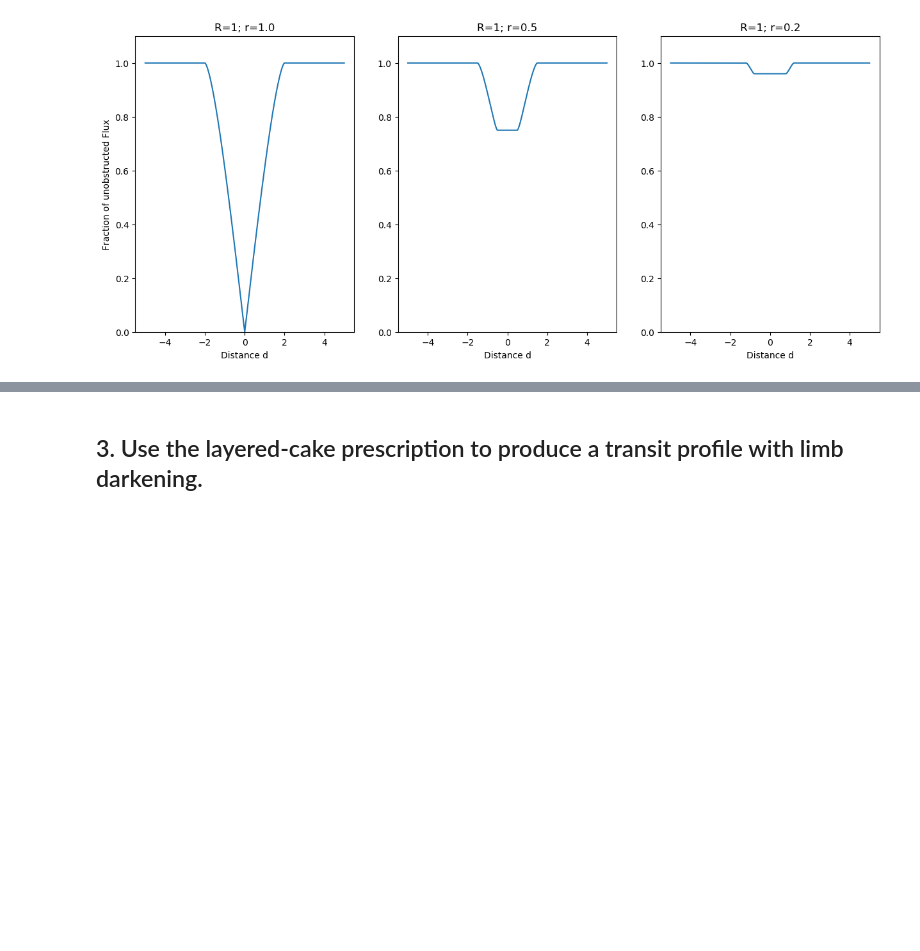
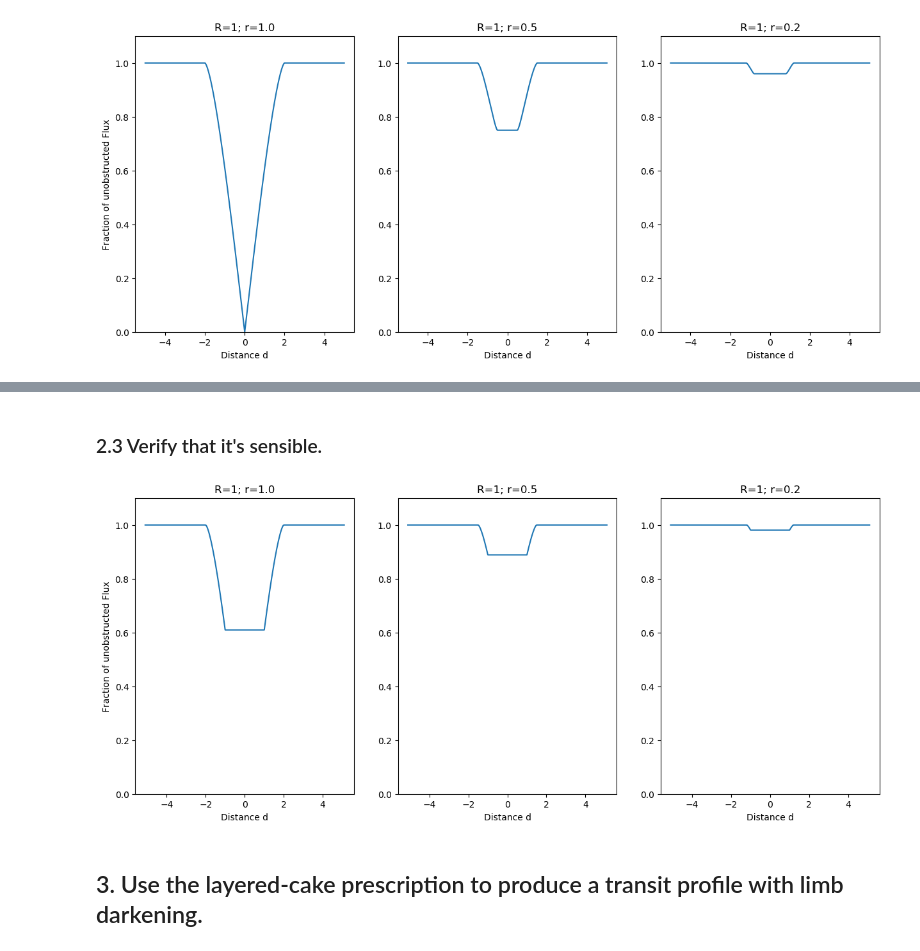
Before and after one commit to DinoBektesevic/ASTR597-Exoplanets, a Jupyter notebook: DinoBektesevic_HW2.ipynb, the cells around one changed output, grey strips where cells are left out. Saved outputs shown, nothing was run; the diff lists cells and outputs as text; code cells hidden in the pictures; blank space fills up the shorter version.

Commit message:
Added impact parameter to the model.

```diff
--- a/DinoBektesevic_HW2.ipynb
+++ b/DinoBektesevic_HW2.ipynb
@@ -220,3 +225,36 @@ axes[1][:set_ylabel]("Fraction of unobstructed Flux");
+# %%
+function offsetByImpactParam(d, b)
+    newdists = sqrt.(d[d.>0].^2 .+ b^2)
+
+    newrange = zeros(length(newdists)*2)
+    newrange[1:length(newdists)] .-= newdists[end:-1:1]
+    newrange[length(newdists)+1:end] .= newdists
+
+    return newrange
+    end;
+# %% [markdown]
+### 2.3 Verify that it's sensible.
+# %%
+fig, axes = subplots(1, 3, figsize=(15, 6))
+
+d = range(-5, 5, step=0.05)
+dd = offsetByImpactParam(d, 1)
+
+r = [1, 0.5, 0.2]
+m1 = transitFlux(dd, 1, r[1])
+m2 = transitFlux(dd, 1, r[2])
+m3 = transitFlux(dd, 1, r[3])
+
+for (ax, m, t) in zip(axes, [m1, m2, m3], r)
+    ax[:plot](dd, m)
+    ax[:set_title]("R=1; r=$t")
+    ax[:set_xlabel]("Distance d")
+    ax[:set_ylim](0, 1.1)
+    end;
+
+axes[1][:set_ylabel]("Fraction of unobstructed Flux");
+# %% [output]
+[figure, added]
 # %% [markdown]
 ## 3. Use the layered-cake prescription to produce a transit profile with limb darkening.
 # %% [markdown]
```
Also changed, not shown: parts of 1 cell of this notebook.
